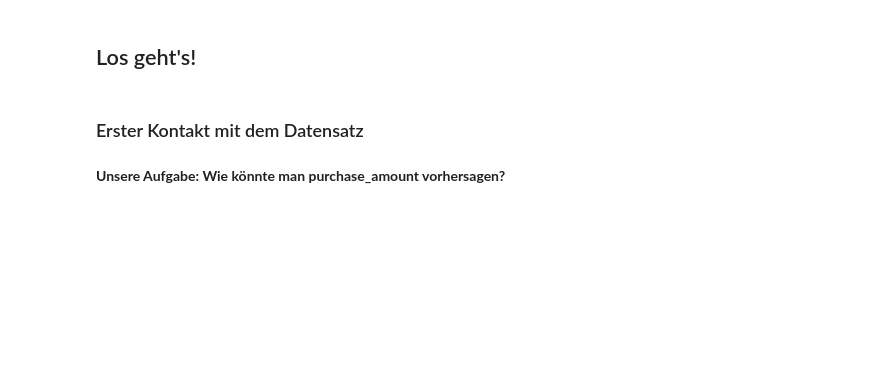
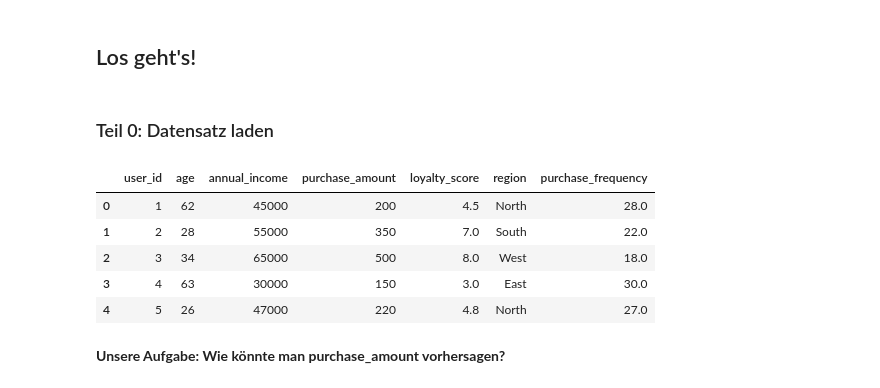
Before and after one commit to lenard-supercode/data_workshop_sc, a Jupyter notebook: Data_Analyst_Notebook-3.ipynb, the cells around one changed output. Saved outputs shown, nothing was run; the diff lists cells and outputs as text; code cells hidden in the pictures; blank space fills up the shorter version.

```diff
--- a/Data_Analyst_Notebook-3.ipynb
+++ b/Data_Analyst_Notebook-3.ipynb
@@ -42,7 +75,7 @@ df.head()
 # %% [markdown]
 ## Los geht's!
-# %% [markdown]
-### Erster Kontakt mit dem Datensatz
+# %% [markdown]
+### Teil 0: Datensatz laden
 # %%
 import pandas as pd
 import numpy as np
@@ -50,9 +83,16 @@ import seaborn as sns
 import matplotlib.pyplot as plt
 import sklearn
 # %%
-data = pd.read_csv("Purchasing_Behavior_FakeDataset.csv")
-df = data
+data = pd.read_csv("FakeDataset.csv")
+df = data.copy()
 df.head()
+# %% [output]
+|  | user_id | age | annual_income | purchase_amount | loyalty_score | region | purchase_frequency |
+| 0 | 1 | 62 | 45000 | 200 | 4.5 | North | 28.0 |
+| 1 | 2 | 28 | 55000 | 350 | 7.0 | South | 22.0 |
+| 2 | 3 | 34 | 65000 | 500 | 8.0 | West | 18.0 |
+| 3 | 4 | 63 | 30000 | 150 | 3.0 | East | 30.0 |
+| 4 | 5 | 26 | 47000 | 220 | 4.8 | North | 27.0 |
 # %% [markdown]
 **Unsere Aufgabe:
 Wie könnte man purchase_amount vorhersagen?**
```
Also changed, not shown: parts of 38 cells of this notebook.
